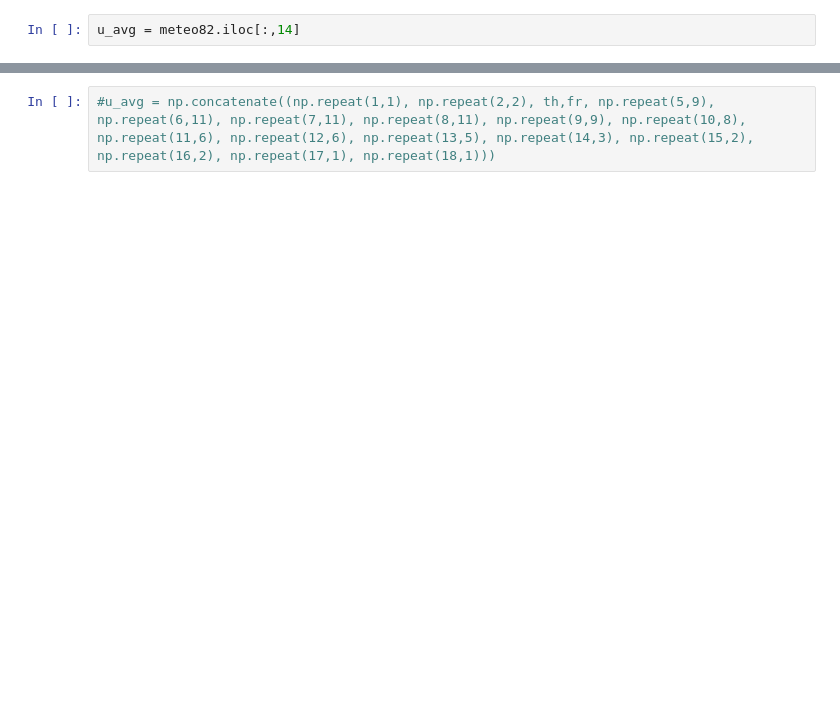
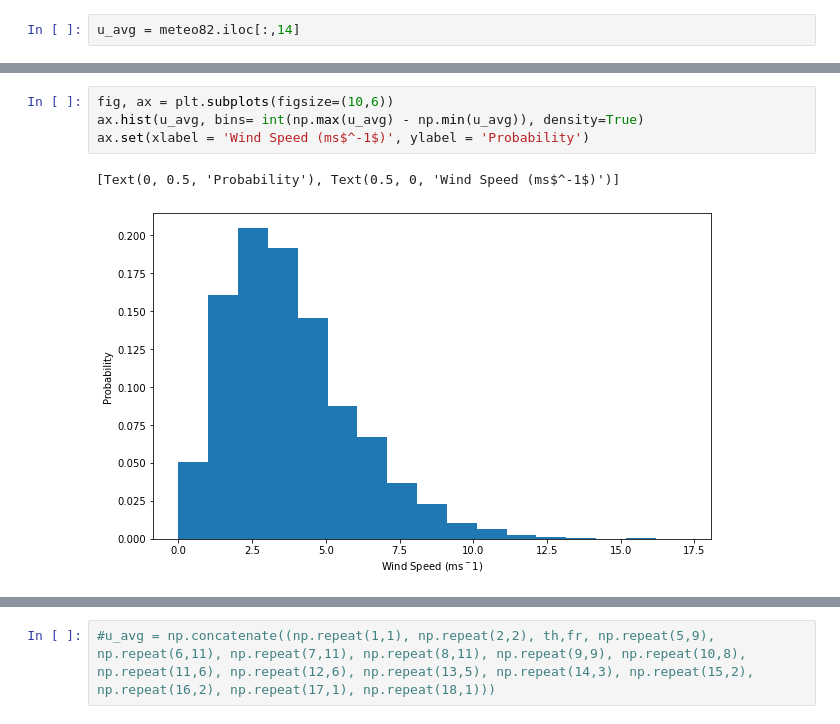
Before and after one commit to mohlabib/Python-Programming-Primer, a Jupyter notebook: Exercise_2.ipynb, the cells around one changed output, grey strips where cells are left out. Drawn from its saved outputs; the diff is of its cells as text; blank space fills up the shorter version.

```diff
--- a/Exercise_2.ipynb
+++ b/Exercise_2.ipynb
@@ -35,0 +48,7 @@ np.min(u_avg)
+# %%
+fig, ax = plt.subplots(figsize=(10,6))
+ax.hist(u_avg, bins= int(np.max(u_avg) - np.min(u_avg)), density=True)
+ax.set(xlabel = 'Wind Speed (ms$^-1$)', ylabel = 'Probability')
+# %% [output]
+[Text(0, 0.5, 'Probability'), Text(0.5, 0, 'Wind Speed (ms$^-1$)')]
+[figure, added]
```
Also changed, not shown: parts of 30 cells of this notebook.
